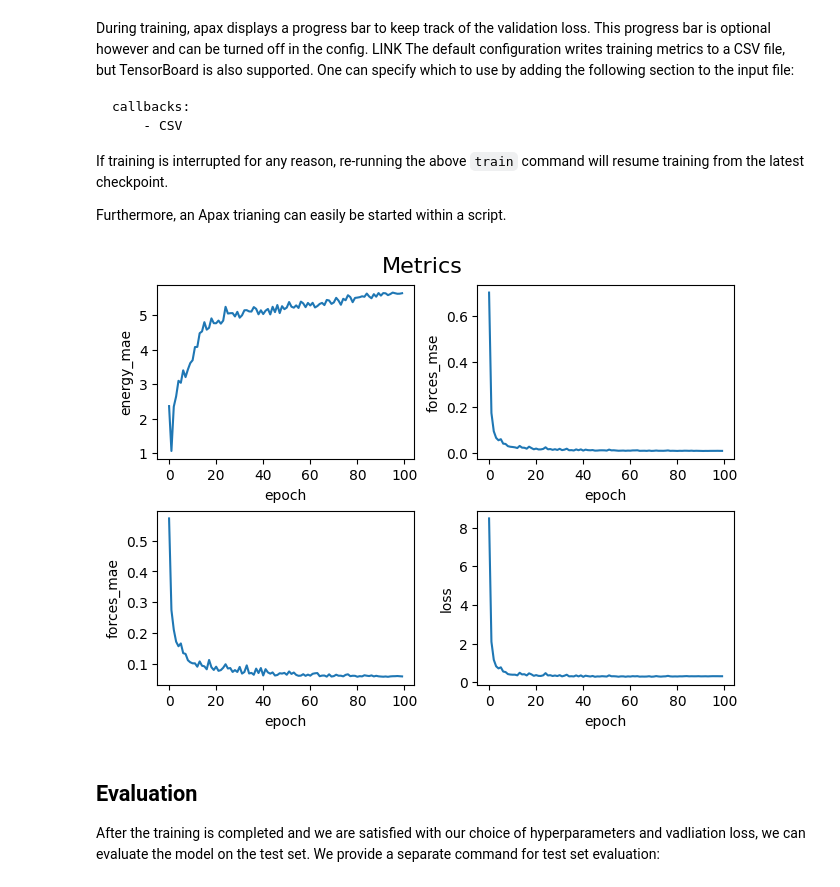
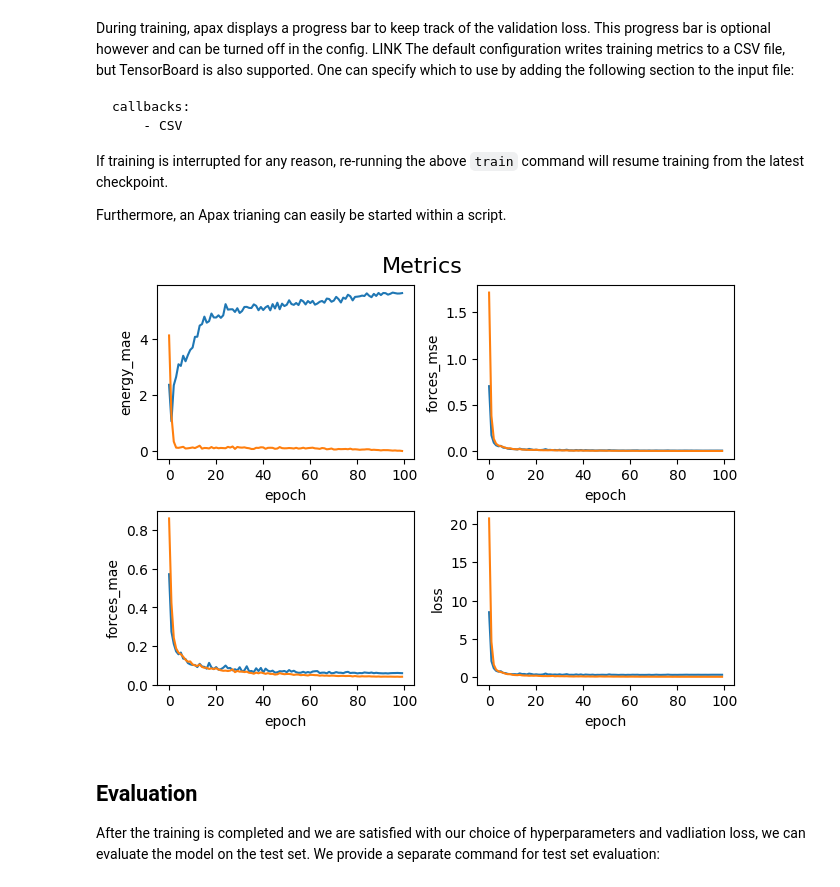
Before and after one commit to apax-hub/apax, a Jupyter notebook: examples/01_Model_Training.ipynb, the cells around one changed output. Saved outputs shown, nothing was run; the diff lists cells and outputs as text; code cells hidden in the pictures.

```diff
--- a/examples/01_Model_Training.ipynb
+++ b/examples/01_Model_Training.ipynb
@@ -186,35 +186,35 @@ with open(path, 'r') as file:
 
     # Extract the headers (keys) from the first row
     headers = next(reader)
 
     # Initialize empty lists for each key
     for header in headers:
         data_dict[header] = []
 
     # Read the rest of the rows and append values to the corresponding key
     for row in reader:
         for idx, value in enumerate(row):
             key = headers[idx]
             data_dict[key].append(float(value))
 
 fig, axes = plt.subplots(2, 2, constrained_layout=True)
 axes = axes.ravel()
 fig.suptitle(f'Metrics', fontsize=16)
 
 for id, key in enumerate(keys):
     val = np.array(data_dict[f"val_{key}"])
     train = np.array(data_dict[f"train_{key}"])
     epoch = np.array(data_dict["epoch"])
 
     axes[id].plot(epoch, val, label="val data")
-    # axes[id].plot(epoch, train, label="train data")
+    axes[id].plot(epoch, train, label="train data")
 
     axes[id].set_ylabel(f"{key}")
     axes[id].set_xlabel(r"epoch")
 
 plt.show()
 # %% [output]
-[figure, old version]
+[figure, new version]
 # %% [markdown]
 ## Evaluation
 
```
Also changed, not shown: parts of 1 cell of this notebook, 1 other file.
